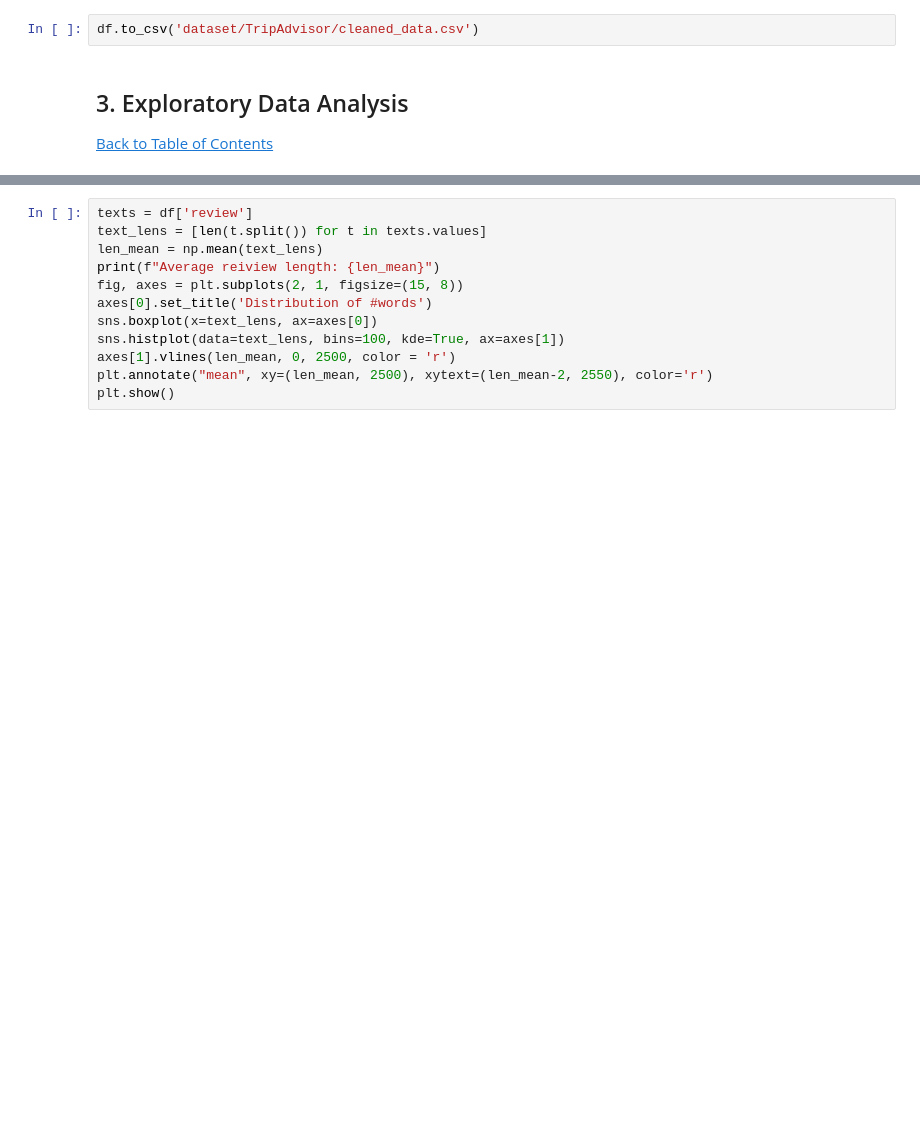
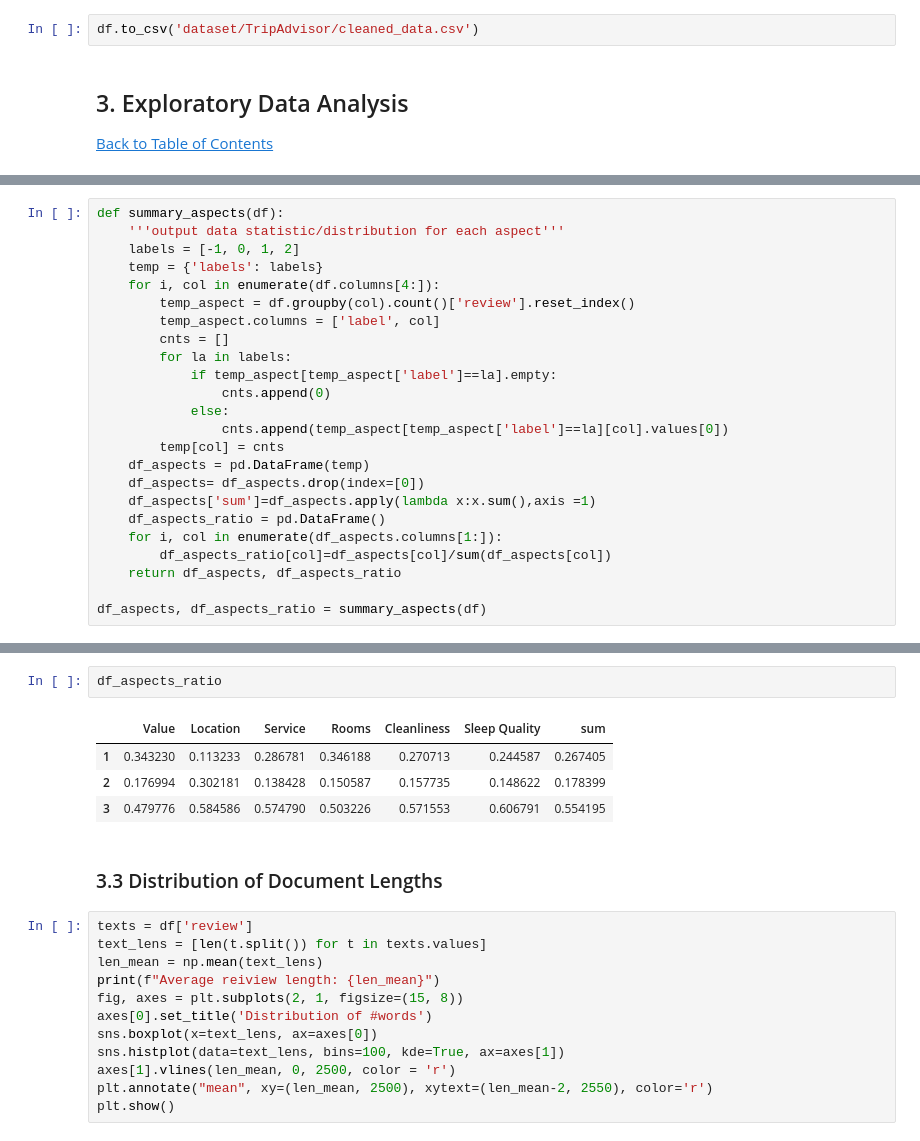
Before and after one commit to YanZehong/CS5242-ABSC, a Jupyter notebook: CS5242_GroupID26.ipynb, the cells around one changed output, grey strips where cells are left out. Cells and saved outputs as stored; diff of their text form; blank space fills up the shorter version.

```diff
--- a/CS5242_GroupID26.ipynb
+++ b/CS5242_GroupID26.ipynb
@@ -140,0 +139,24 @@ distribution analysis
+# %%
+def summary_aspects(df):
+    '''output data statistic/distribution for each aspect'''
+    labels = [-1, 0, 1, 2]
+    temp = {'labels': labels}
+    for i, col in enumerate(df.columns[4:]):
+        temp_aspect = df.groupby(col).count()['review'].reset_index()
+        temp_aspect.columns = ['label', col]
+        cnts = []
+        for la in labels:
+            if temp_aspect[temp_aspect['label']==la].empty:
+                cnts.append(0)
+            else:
+                cnts.append(temp_aspect[temp_aspect['label']==la][col].values[0])
+        temp[col] = cnts
+    df_aspects = pd.DataFrame(temp)
+    df_aspects= df_aspects.drop(index=[0])
+    df_aspects['sum']=df_aspects.apply(lambda x:x.sum(),axis =1)
+    df_aspects_ratio = pd.DataFrame()
+    for i, col in enumerate(df_aspects.columns[1:]):
+        df_aspects_ratio[col]=df_aspects[col]/sum(df_aspects[col])
+    return df_aspects, df_aspects_ratio
+
+df_aspects, df_aspects_ratio = summary_aspects(df)
@@ -141,3 +170,12 @@ distribution analysis
+# %%
+df_aspects_ratio
+# %% [output]
+|  | Value | Location | Service | Rooms | Cleanliness | Sleep Quality | sum |
+| 1 | 0.343230 | 0.113233 | 0.286781 | 0.346188 | 0.270713 | 0.244587 | 0.267405 |
+| 2 | 0.176994 | 0.302181 | 0.138428 | 0.150587 | 0.157735 | 0.148622 | 0.178399 |
+| 3 | 0.479776 | 0.584586 | 0.574790 | 0.503226 | 0.571553 | 0.606791 | 0.554195 |
+# %% [markdown]
+### 3.3 Distribution of Document Lengths
 # %%
 texts = df['review']
 text_lens = [len(t.split()) for t in texts.values]
```
Also changed, not shown: parts of 35 cells of this notebook, 3 other files.
